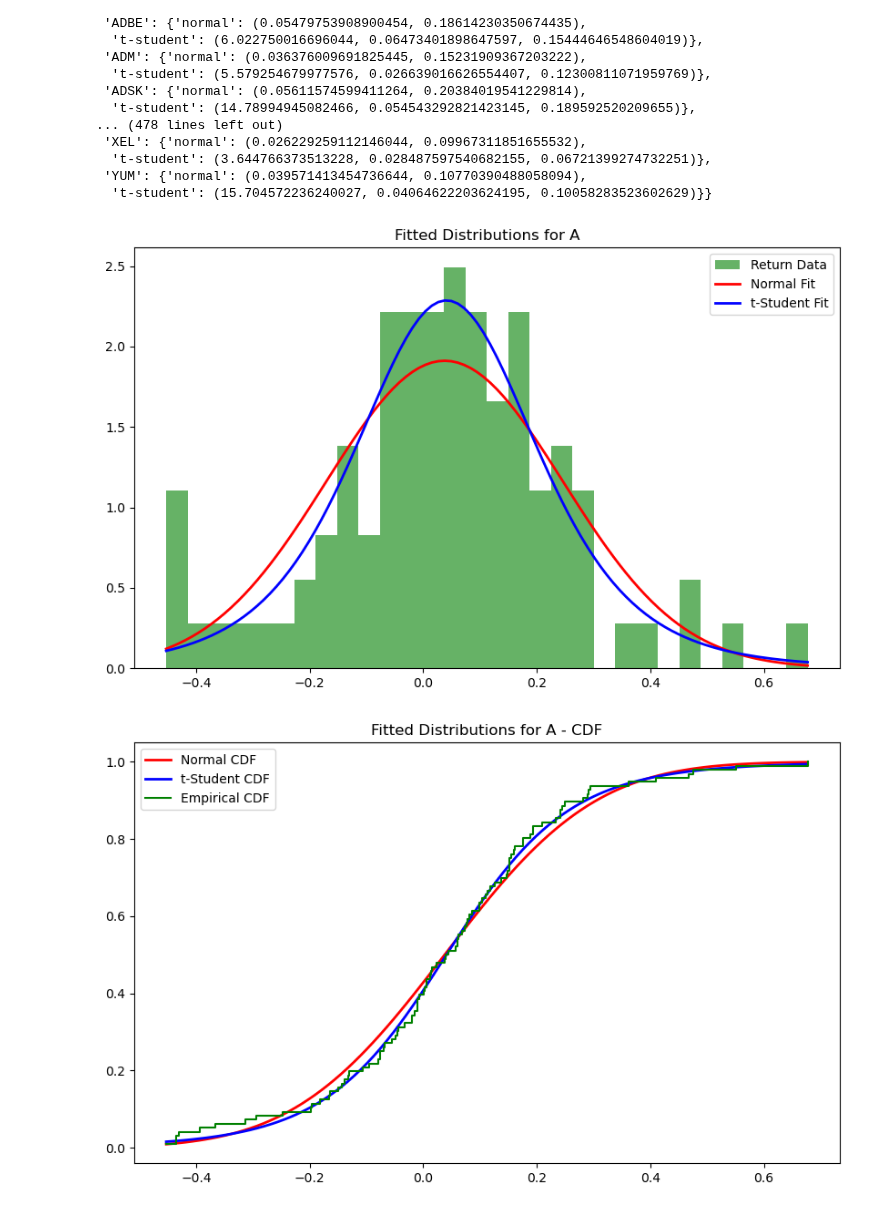
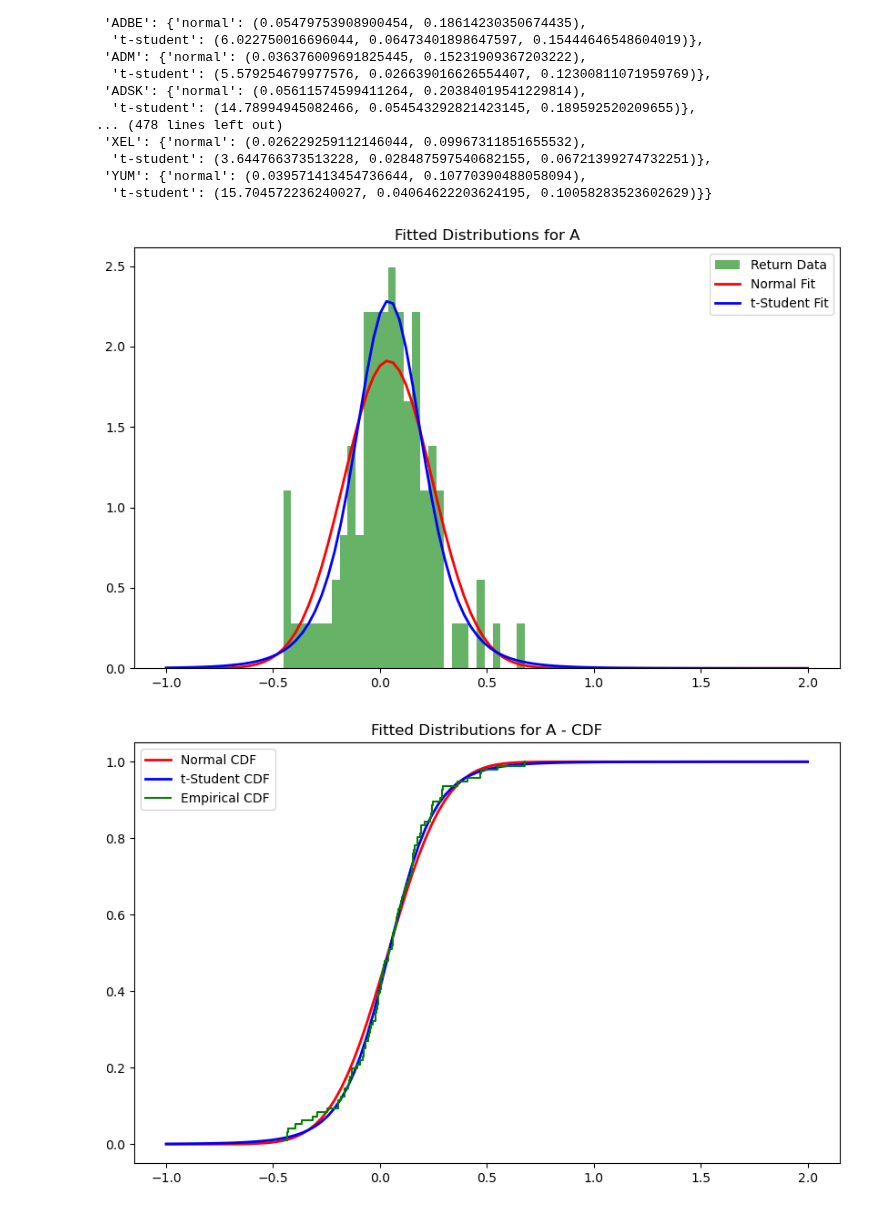
Before and after one commit to mkowalewski1282/portfolio_analysis, a Jupyter notebook: distribution_fit.ipynb, the cells around one changed output. Cells and saved outputs as stored; diff of their text form; code cells hidden in the pictures.

Commit message:
truncated CDF added - seems OK

```diff
--- a/distribution_fit.ipynb
+++ b/distribution_fit.ipynb
@@ -52,50 +52,73 @@ fitted_params
   't-student': (3.644766373513228, 0.028487597540682155, 0.06721399274732251)},
  'YUM': {'normal': (0.039571413454736644, 0.10770390488058094),
   't-student': (15.704572236240027, 0.04064622203624195, 0.10058283523602629)}}
+# %%
+def truncated_cdf(x, dist_cdf, a, b):
+    cdf_a = dist_cdf(a)
+    cdf_b = dist_cdf(b)
+    return (dist_cdf(x) - cdf_a) / (cdf_b - cdf_a)
+
+
+def get_truncated_boundaries(stock_returns):
+    return stock_returns.min(), stock_returns.max()
 # %%
 
 def plot_fitted_distributions(stock, stock_returns, normal_params, t_params):
     plt.figure(figsize=(10, 6))
     plt.hist(stock_returns, bins=30, density=True, alpha=0.6, color='g', label="Return Data")
-
-    x = np.linspace(stock_returns.min(), stock_returns.max(), 100)
-
+    x = np.linspace(-1, 2, 100)
     plt.plot(x, stats.norm.pdf(x, *normal_params), 'r-', lw=2, label='Normal Fit')
-
     plt.plot(x, stats.t.pdf(x, *t_params), 'b-', lw=2, label='t-Student Fit')
-
     plt.title(f"Fitted Distributions for {stock}")
     plt.legend()
     plt.show()
 
 
 def plot_fitted_cdfs(stock, stock_returns, normal_params, t_params):
     plt.figure(figsize=(10, 6))
-
-    x = np.linspace(stock_returns.min(), stock_returns.max(), 100)
-
+    x = np.linspace(-1, 2, 100)
     plt.plot(x, stats.norm.cdf(x, *normal_params), 'r-', lw=2, label='Normal CDF')
     plt.plot(x, stats.t.cdf(x, *t_params), 'b-', lw=2, label='t-Student CDF')
+    sorted_returns = np.sort(stock_returns)
+    empirical_cdf = np.arange(1, len(sorted_returns)+1) / len(sorted_returns)
+    plt.step(sorted_returns, empirical_cdf, where='post', label='Empirical CDF', color='g')
+    plt.title(f"Fitted Distributions for {stock} - CDF")
+    plt.legend()
+    plt.show()
 
+
+def plot_truncated_cdfs(stock, stock_returns, normal_params, t_params):
+    plt.figure(figsize=(10, 6))
+
+    lower_bound, upper_bound = get_truncated_boundaries(stock_returns)
+
+    x = np.linspace(lower_bound - 0.2, upper_bound + 0.2, 100)
+    # Truncated CDF for Normal distribution
+    plt.plot(x, truncated_cdf(x, lambda x: stats.norm.cdf(x, *normal_params), lower_bound, upper_bound), 'r-', lw=2, label='Truncated Normal CDF')
+    # Truncated CDF for t-Student distribution
+    plt.plot(x, truncated_cdf(x, lambda x: stats.t.cdf(x, *t_params), lower_bound, upper_bound), 'b-', lw=2, label='Truncated t-Student CDF')
+
+    # Empirical CDF
     sorted_returns = np.sort(stock_returns)
     empirical_cdf = np.arange(1, len(sorted_returns)+1) / len(sorted_returns)
     plt.step(sorted_returns, empirical_cdf, where='post', label='Empirical CDF', color='g')
 
-    plt.title(f"Fitted Distributions for {stock} - CDF")
+    plt.title(f"Truncated CDFs for {stock} in range [{lower_bound}, {upper_bound}]")
     plt.legend()
     plt.show()
 
 
 for stock in df.columns:
     stock_returns = df[stock]
 
     normal_params = fitted_params[stock]["normal"]
     t_params = fitted_params[stock]["t-student"]
 
 
     plot_fitted_distributions(stock, stock_returns, normal_params, t_params)
     plot_fitted_cdfs(stock, stock_returns, normal_params, t_params)
+    plot_truncated_cdfs(stock, stock_returns, normal_params, t_params)
     break
 # %% [output]
-[figure, old version]
+[figure, new version]
-[figure, old version]
+[figure, new version]
```
Also changed, not shown: parts of 1 cell of this notebook.
